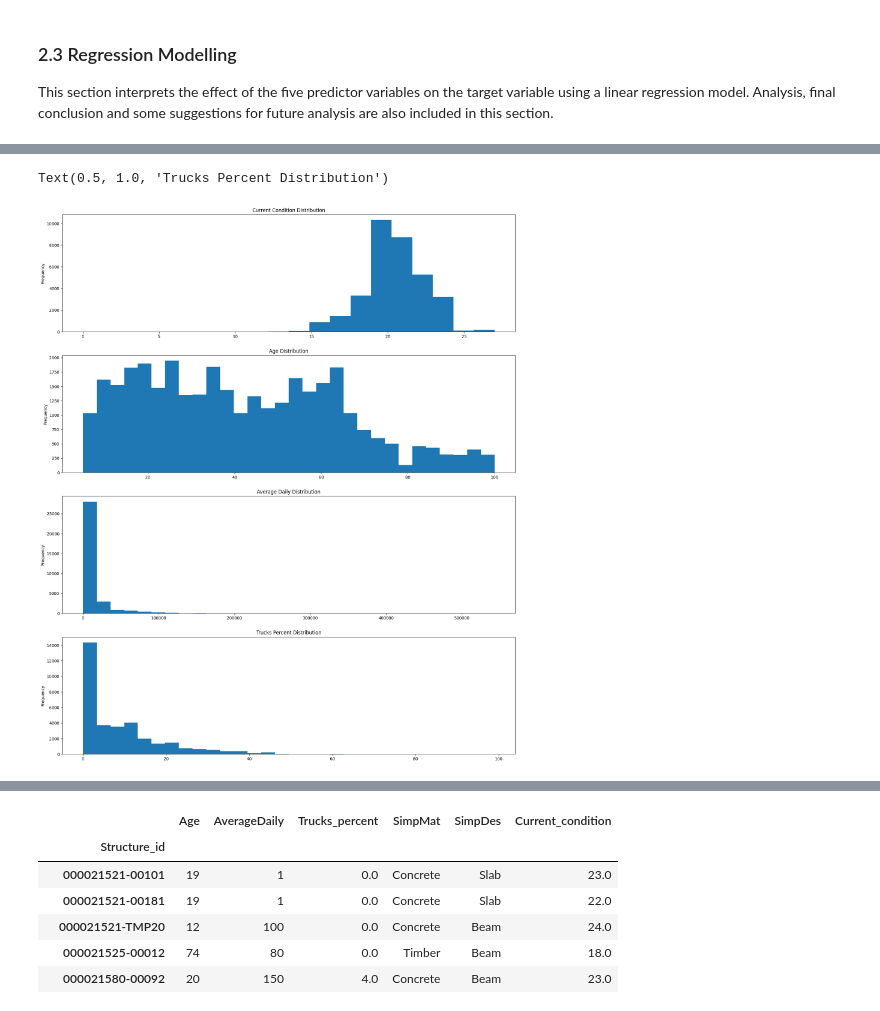
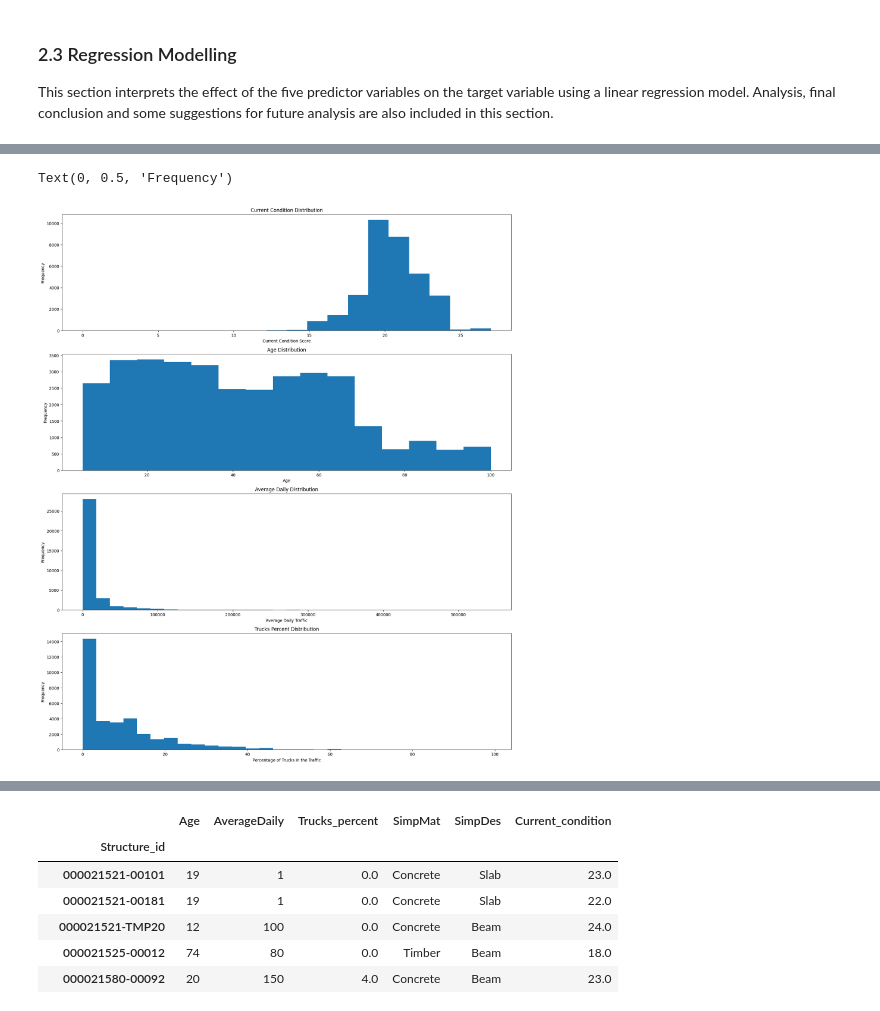
Before and after one commit to Ericazzzzzz/Texas-Bridges-Condition-Analysis, a Jupyter notebook: ECS7024P_CW2.ipynb, the cells around one changed output, grey strips where cells are left out. Cells and saved outputs as stored; diff of their text form; code cells hidden in the pictures.

```diff
--- a/ECS7024P_CW2.ipynb
+++ b/ECS7024P_CW2.ipynb
@@ -425,32 +423,31 @@ We look at the distribution of the three variables involved.
 # %%
 #Plot histogram
 fig,((c1,c2,c3,c4)) = plt.subplots(4, 1, figsize=(20, 24))
 
-# Histogram 1: Distribution of Total Population
+# Histogram 1: Distribution of Current Condition
 bridges_filtered_age['Current_condition'].plot(kind='hist',bins=20, ax=c1)
 c1.set_title('Current Condition Distribution')
-# c1.set_xlabel('Total Population')
-# c1.set_ylabel('Frequency')
+c1.set_xlabel('Current Condition Score')
+c1.set_ylabel('Frequency')
 
-#Histogram 2: Distribution of Younger Proportions
-bridges_filtered_age['Age'].plot(kind='hist', bins=30, ax=c2)
+#Histogram 2: Distribution of Age
+bridges_filtered_age['Age'].plot(kind='hist', bins=15, ax=c2)
 c2.set_title('Age Distribution')
-# c2.set_xlabel('Younger Proportion')
-# c2.set_ylabel('Frequency')
+c2.set_xlabel('Age')
+c2.set_ylabel('Frequency')
 
-#Histogram  3: Distribution of Older Proportion
+#Histogram  3: Distribution of AverageDaily
 bridges_filtered_age['AverageDaily'].plot(kind='hist', bins=30, ax=c3)
 c3.set_title('Average Daily Distribution')
-# c3.set_xlabel('Older Proportion')
-# c3.set_ylabel('Frequency')
+c3.set_xlabel('Average Daily Traffic')
+c3.set_ylabel('Frequency')
 
-# Histogram for Estimated Median Age
+
+# Histogram 4: Distribution of Trucks Percent
 bridges_filtered_age['Trucks_percent'].plot(kind='hist', bins=30, ax=c4)
 c4.set_title('Trucks Percent Distribution')
-# c4.set_xlabel('Median Age')
-# c4.set_ylabel('Frequency')
-
-#not normal and highly skewed,need transformation?
+c4.set_xlabel('Percentage of Trucks in the Traffic')
+c4.set_ylabel('Frequency')
 # %% [output]
-Text(0.5, 1.0, 'Trucks Percent Distribution')
+Text(0, 0.5, 'Frequency')
-[figure, old version]
+[figure, new version]
```
Also changed, not shown: parts of 13 cells of this notebook.
